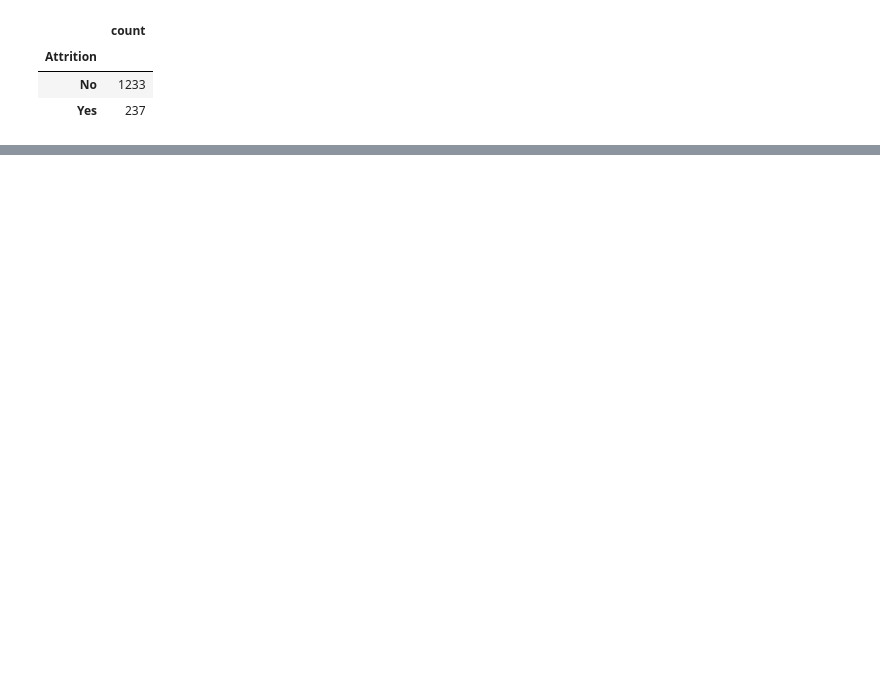
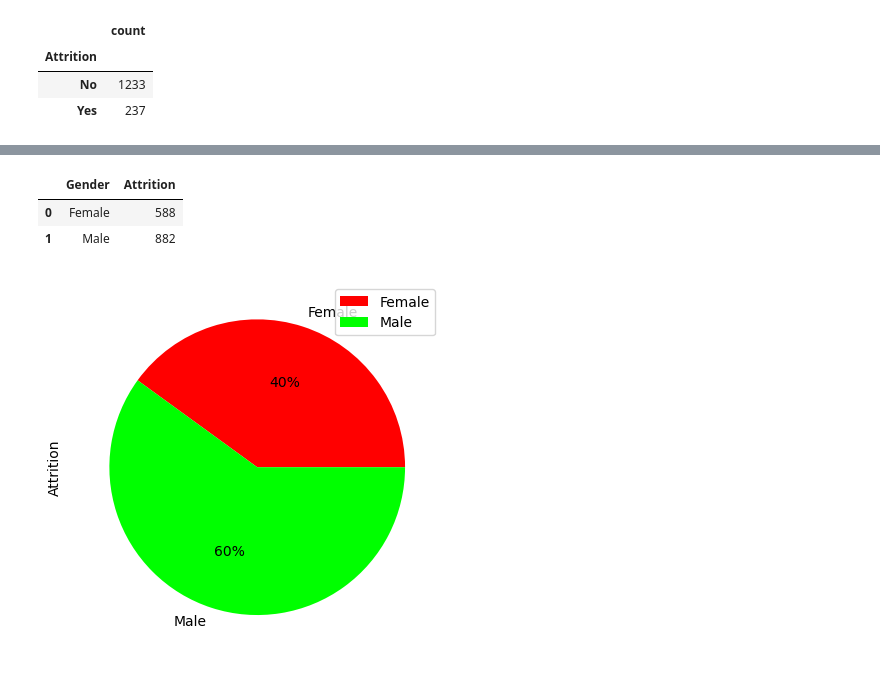
Before and after one commit to Jeff-Wince/GroupProj_Aakash_Jeff_Sonila_Stephanie, a Jupyter notebook: HR-Employee-Attrition.ipynb, the cells around one changed output, grey strips where cells are left out. Saved outputs shown, nothing was run; the diff lists cells and outputs as text; code cells hidden in the pictures; blank space fills up the shorter version.

Commit message:
update pie chart

```diff
--- a/HR-Employee-Attrition.ipynb
+++ b/HR-Employee-Attrition.ipynb
@@ -124 +129,27 @@ Male    No           732
 Name: Attrition, dtype: int64
+# %%
+#figure out how to do it
+
+gender_df= df.groupby('Gender').Attrition.count()
+gender_df = gender_df.reset_index()
+gender1
+# %% [output]
+|  | Gender | Attrition |
+| 0 | Female | 588 |
+| 1 | Male | 882 |
+# %%
+
+# make pie-chart
+
+labels = gender_df['Gender']
+
+colors = ["red", "lime"]
+
+gender_pie= gender_df.plot(kind = 'pie',
+           y = "Attrition",
+           autopct = '%1.0f%%',
+           labels = labels,
+           colors = colors,
+           startangle = 0)
+# %% [output]
+[figure, added]
```
Also changed, not shown: parts of 2 cells of this notebook.
